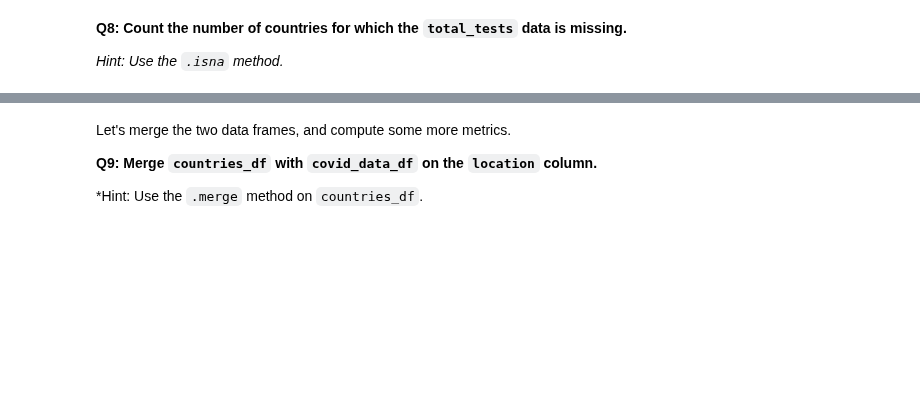
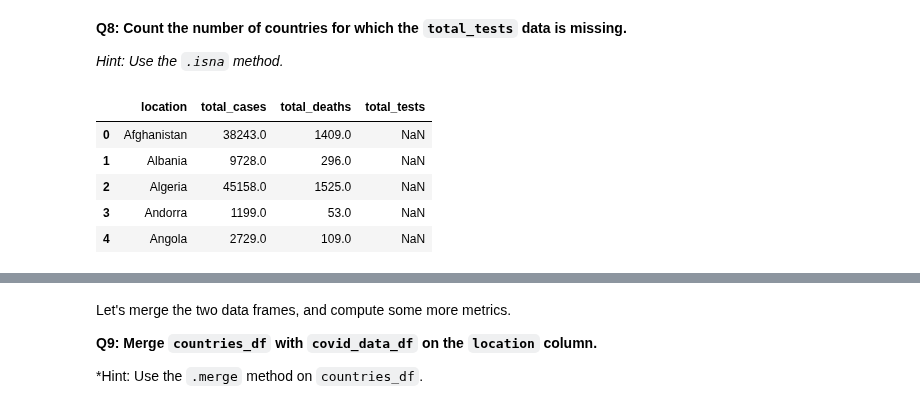
Before and after one commit to Fyn2a/test-repo, a Jupyter notebook: Assignment_Meshari.ipynb, the cells around one changed output, grey strips where cells are left out. Drawn from its saved outputs; the diff is of its cells as text; code cells hidden in the pictures; blank space fills up the shorter version.

```diff
--- a/Assignment_Meshari.ipynb
+++ b/Assignment_Meshari.ipynb
@@ -186,0 +197,9 @@ print("The data for total tests is missing for {} countries.".format(int(total_t
+# %%
+covid_data_df.head()
+# %% [output]
+|  | location | total_cases | total_deaths | total_tests |
+| 0 | Afghanistan | 38243.0 | 1409.0 | NaN |
+| 1 | Albania | 9728.0 | 296.0 | NaN |
+| 2 | Algeria | 45158.0 | 1525.0 | NaN |
+| 3 | Andorra | 1199.0 | 53.0 | NaN |
+| 4 | Angola | 2729.0 | 109.0 | NaN |
```
Also changed, not shown: parts of 7 cells of this notebook.
